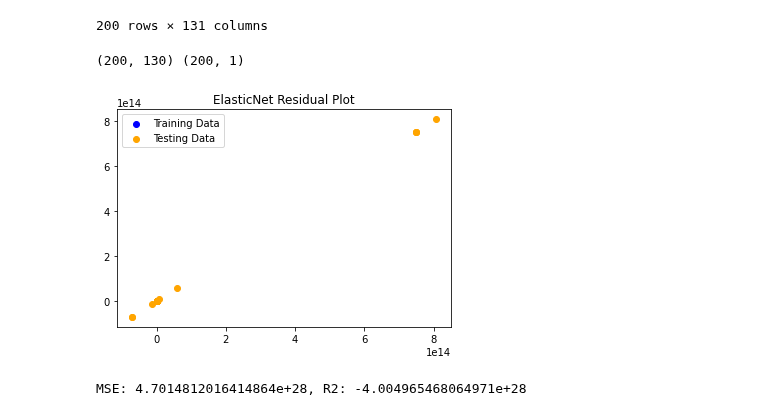
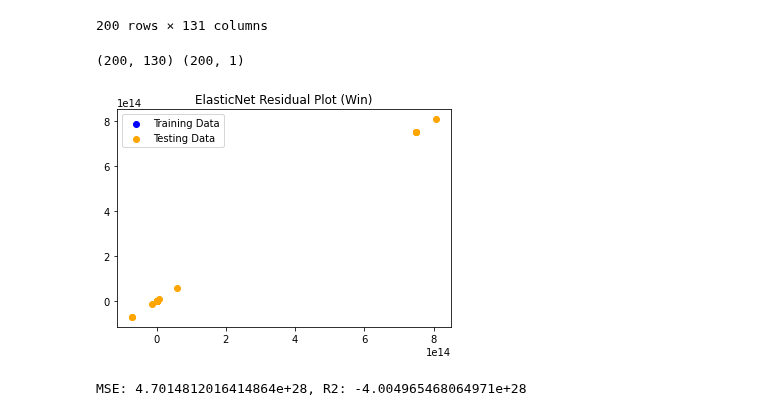
Before and after one commit to jayjackson22/final-project, a Jupyter notebook: final-model-1-multiple regression-win.ipynb, the cells around one changed output. Saved outputs shown, nothing was run; the diff lists cells and outputs as text; code cells hidden in the pictures.

Commit message:
Updated plot titles for readability

```diff
--- a/final-model-1-multiple regression-win.ipynb
+++ b/final-model-1-multiple regression-win.ipynb
@@ -278,35 +278,35 @@ y_test_scaled = y_scaler.transform(y_test)
 ### BEGIN SOLUTION
 from sklearn.linear_model import LinearRegression
 model = LinearRegression()
 model.fit(X_train_scaled, y_train_scaled)
 ### END SOLUTION
 
 # Create a LinearRegression model and fit it to the scaled training data
 
 ### BEGIN SOLUTION
 from sklearn.linear_model import LinearRegression
 model = LinearRegression()
 model.fit(X_train_scaled, y_train_scaled)
 ### END SOLUTION
 
 # Make predictions using a fitted model
 # Plot the difference between the model predicted values and actual y values, versus the model predicted values
 # Hint: You can predict values of X training and testing data using the model.predict() method on a fitted model
 
 ### BEGIN SOLUTION
 predictions = model.predict(X_test_scaled)
 model.fit(X_train_scaled, y_train_scaled)
 plt.scatter(model.predict(X_train_scaled), model.predict(X_train_scaled) - y_train_scaled, c="blue", label="Training Data")
 plt.scatter(model.predict(X_test_scaled), model.predict(X_test_scaled) - y_test_scaled, c="orange", label="Testing Data")
 plt.legend()
 plt.hlines(y=0, xmin=y_test_scaled.min(), xmax=y_test_scaled.max())
-plt.title("ElasticNet Residual Plot")
+plt.title("ElasticNet Residual Plot (Win)")
 plt.savefig("html/static/images/elastic_residual_win.png")
 plt.show()
 ### END SOLUTION
 # %% [output]
 (200, 130) (200, 1)
-[figure, old version]
+[figure, new version]
 # %%
 
 # Used X_test_scaled, y_test_scaled, and model.predict(X_test_scaled) to calculate MSE and R2
```
Also changed, not shown: parts of 1 cell of this notebook, 5 other files.
